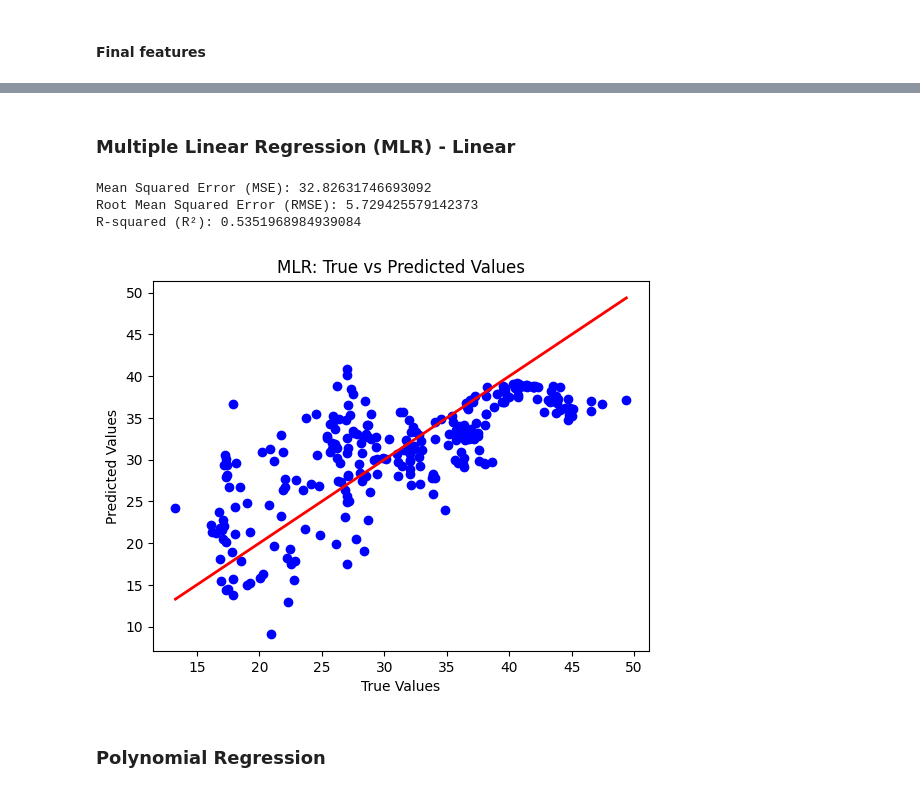
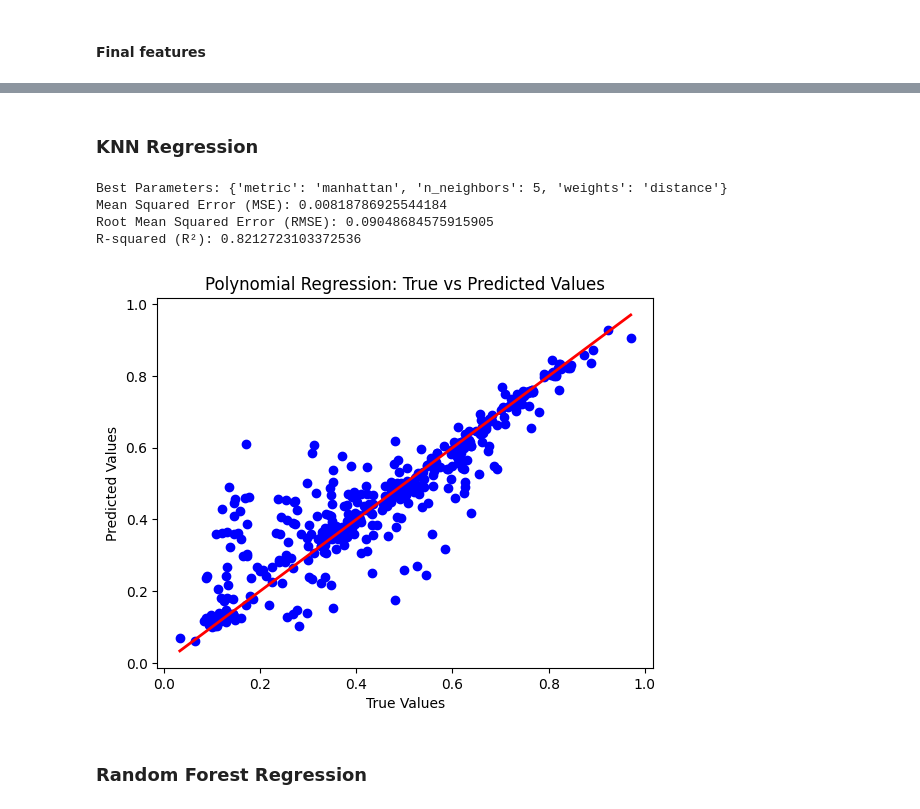
Before and after one commit to dang-nguyendd/ds_data_modelling, a Jupyter notebook: s3759957.ipynb, the cells around one changed output, grey strips where cells are left out. Saved outputs shown, nothing was run; the diff lists cells and outputs as text; code cells hidden in the pictures.

```diff
--- a/s3759957.ipynb
+++ b/s3759957.ipynb
@@ -635,8 +611,3 @@ Feature Creating are conducted in this part as Mass Body Index is calculated bas
 # %%
 # Calculate the Mass Body Index (MBI) as Weight / (Height^2)
 df['Mass_body_index'] = df['Weight'] / (df['Height'] ** 2)
-# %%
-# Handling skewness
-df['FAF'] = np.log(df['FAF'] + 1)
-df['FCVC'] = np.log(df['FCVC'] + 1)
-df['TUE'] = np.log(df['TUE'] + 1)
@@ -668,3 +644,9 @@ Numerical Variables:
+# %%
+# Age values are normalised
+from sklearn.preprocessing import MinMaxScaler
+scaler = MinMaxScaler()
+
+df[num_cols] = scaler.fit_transform(df[num_cols])
 # %%
 plt.figure(figsize=(10, 8))
 sns.heatmap(df[num_cols].corr(), annot=True, cmap='coolwarm', fmt='.2f', cbar=True)
@@ -989,7 +974,7 @@ num_features = df[num_cols].columns.drop(target)
 correlations = df[num_features].corrwith(df[target])
 
 # Set a threshold for feature selection
-threshold = 0.2
+threshold = 0.1
 selected_num_features = correlations[abs(correlations) > threshold].index.tolist()
 # %% [markdown]
 #### Categorical features
@@ -1001,7 +986,7 @@ cat_features = df[cat_cols].columns.drop(categorical_target)
 assoc = associations(df[cat_cols], nominal_columns='all', plot=False)
 corr_matrix = assoc['corr']
 
-threshold = 0.2
+threshold = 0.1
 selected_cat_features = corr_matrix[corr_matrix.loc[categorical_target] > threshold ].index.tolist()
 
 del selected_cat_features[-1]
@@ -1026,37 +1006,58 @@ y = df[target]  # Target variable 'Mass_body_index'
 
 # Split the data into training and testing sets
 X_train, X_test, y_train, y_test = train_test_split(X, y, test_size=0.2, random_state=42)
-# %% [markdown]
-### Multiple Linear Regression (MLR) - Linear
+# %% [markdown]
+### KNN Regression
 # %%
-# Create the Linear Regression model
-model = LinearRegression()
-# Fit the model to the training data
-model.fit(X_train, y_train)
-# Make predictions on the test set
-y_pred = model.predict(X_test)
+from sklearn.neighbors import KNeighborsRegressor
+from sklearn.metrics import mean_squared_error, r2_score
+from sklearn.model_selection import GridSearchCV
 
-# Evaluate the model
+# Define hyperparameter grid for tuning
+param_grid = {
+    'n_neighbors': [3, 5, 7, 9, 11],             # Number of neighbors
+    'weights': ['uniform', 'distance'],          # Weighting of neighbors
+    'metric': ['euclidean', 'manhattan']        # Distance metric
+}
+
+# Create KNN regressor model
+knn = KNeighborsRegressor()
+
+# Use GridSearchCV for hyperparameter tuning
+grid_search = GridSearchCV(knn, param_grid, cv=5, scoring='neg_mean_squared_error')
+grid_search.fit(X_train, y_train)
+
+# Get the best hyperparameters
+print(f"Best Parameters: {grid_search.best_params_}")
+
+# Get the best model from GridSearchCV
+best_knn = grid_search.best_estimator_
+
+# Make predictions with the best model
+y_pred = best_knn.predict(X_test)
+
+# Evaluate the Model
 mse = mean_squared_error(y_test, y_pred)
 rmse = np.sqrt(mse)
 r2 = r2_score(y_test, y_pred)
 
-# Output the metrics
 print("Mean Squared Error (MSE):", mse)
 print("Root Mean Squared Error (RMSE):", rmse)
 print("R-squared (R²):", r2)
+
 # Plot results
 plt.scatter(y_test, y_pred, color='blue')
 plt.plot([y_test.min(), y_test.max()], [y_test.min(), y_test.max()], color='red', linewidth=2)
 plt.xlabel('True Values')
 plt.ylabel('Predicted Values')
-plt.title('MLR: True vs Predicted Values')
+plt.title('Polynomial Regression: True vs Predicted Values')
 plt.show()
 # %% [output]
-Mean Squared Error (MSE): 32.82631746693092
-Root Mean Squared Error (RMSE): 5.729425579142373
-R-squared (R²): 0.5351968984939084
+Best Parameters: {'metric': 'manhattan', 'n_neighbors': 5, 'weights': 'distance'}
+Mean Squared Error (MSE): 0.00818786925544184
+Root Mean Squared Error (RMSE): 0.09048684575915905
+R-squared (R²): 0.8212723103372536
-[figure, old version]
+[figure, new version]
 # %% [markdown]
-### Polynomial Regression
+### Random Forest Regression
 # %%
```
Also changed, not shown: parts of 11 cells of this notebook, 1 other file.
